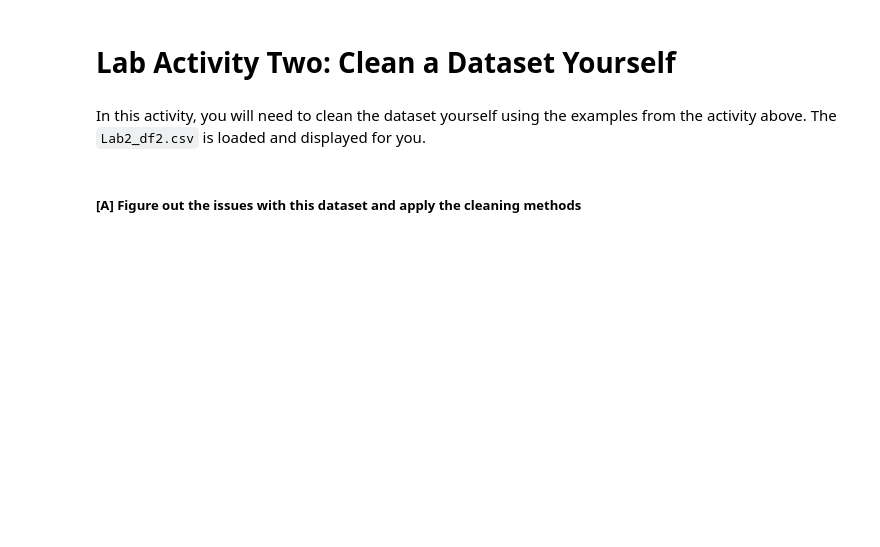
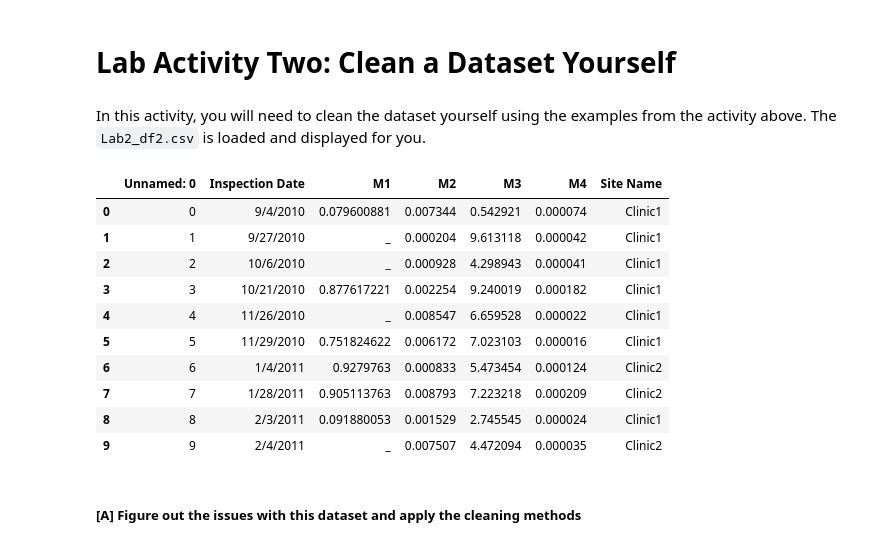
Before and after one commit to ChiomaUU/CMPT2400, a Jupyter notebook: EDA_Lab_2_(Students).ipynb, the cells around one changed output. Saved outputs shown, nothing was run; the diff lists cells and outputs as text; code cells hidden in the pictures; blank space fills up the shorter version.

```diff
--- a/EDA_Lab_2_(Students).ipynb
+++ b/EDA_Lab_2_(Students).ipynb
@@ -19,9 +19,9 @@ Two of these variables, `'M1'` and `'M3'`, are believed to affect the readings t
 #### Note: Cells which have '[A]' represents the activity you have to do.
 # %%
 # loading the 'Lab2_df1.csv' csv data
-df1 = pd.read_csv()
+df1 = pd.read_csv('Lab2_df1.csv')
 
 # This makes it so we are able to see 100 rows when displaying the data
-pd.set_option()
+pd.set_option('display.max_columns', 100)
 # %%
 df1.head(20)
@@ -104,7 +249,19 @@ In this activity, you will need to clean the dataset yourself using the examples
 # %%
 #Read Lab2_df2.csv file
 
-df2 = pd.read_csv('')
+df2 = pd.read_csv('Lab2_df2.csv')
 df2.head(10)
+# %% [output]
+|  | Unnamed: 0 | Inspection Date | M1 | M2 | M3 | M4 | Site Name |
+| 0 | 0 | 9/4/2010 | 0.079600881 | 0.007344 | 0.542921 | 0.000074 | Clinic1 |
+| 1 | 1 | 9/27/2010 | _ | 0.000204 | 9.613118 | 0.000042 | Clinic1 |
+| 2 | 2 | 10/6/2010 | _ | 0.000928 | 4.298943 | 0.000041 | Clinic1 |
+| 3 | 3 | 10/21/2010 | 0.877617221 | 0.002254 | 9.240019 | 0.000182 | Clinic1 |
+| 4 | 4 | 11/26/2010 | _ | 0.008547 | 6.659528 | 0.000022 | Clinic1 |
+| 5 | 5 | 11/29/2010 | 0.751824622 | 0.006172 | 7.023103 | 0.000016 | Clinic1 |
+| 6 | 6 | 1/4/2011 | 0.9279763 | 0.000833 | 5.473454 | 0.000124 | Clinic2 |
+| 7 | 7 | 1/28/2011 | 0.905113763 | 0.008793 | 7.223218 | 0.000209 | Clinic2 |
+| 8 | 8 | 2/3/2011 | 0.091880053 | 0.001529 | 2.745545 | 0.000024 | Clinic1 |
+| 9 | 9 | 2/4/2011 | _ | 0.007507 | 4.472094 | 0.000035 | Clinic2 |
 # %% [markdown]
 ##### [A] Figure out the issues with this dataset and apply the cleaning methods
```
Also changed, not shown: parts of 32 cells of this notebook.
